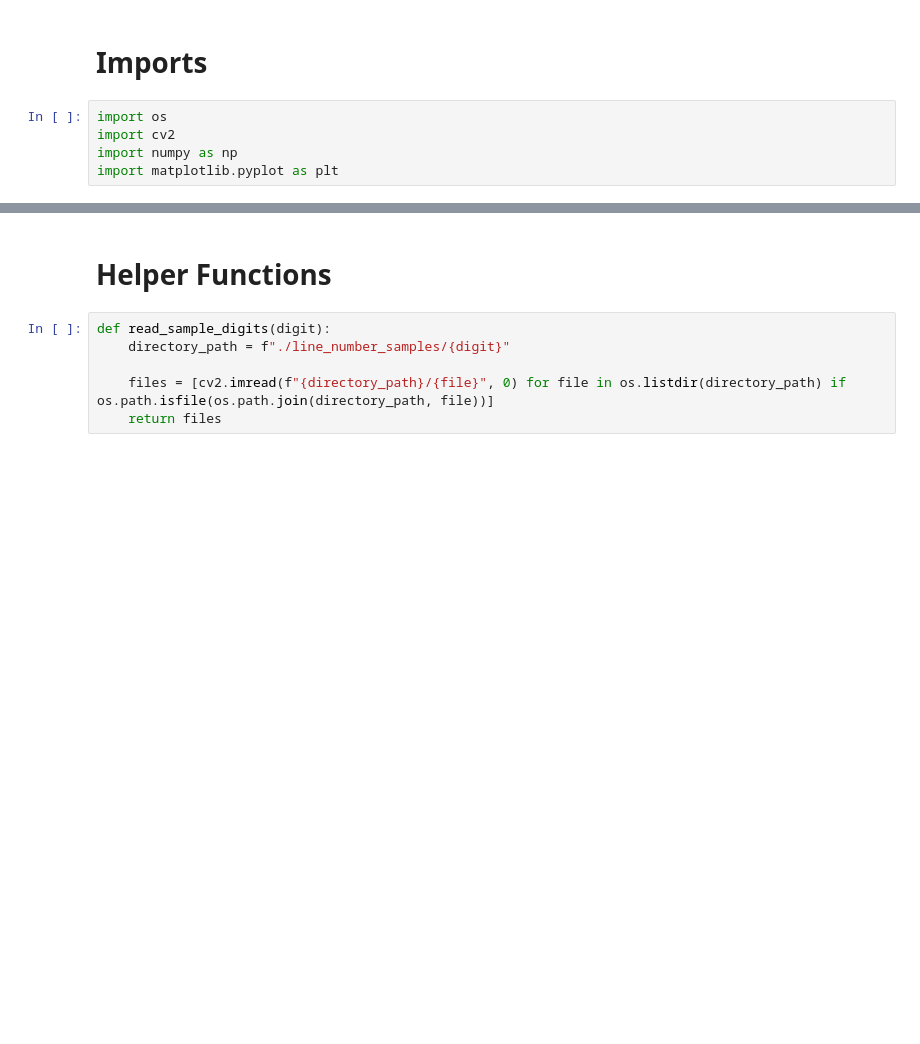
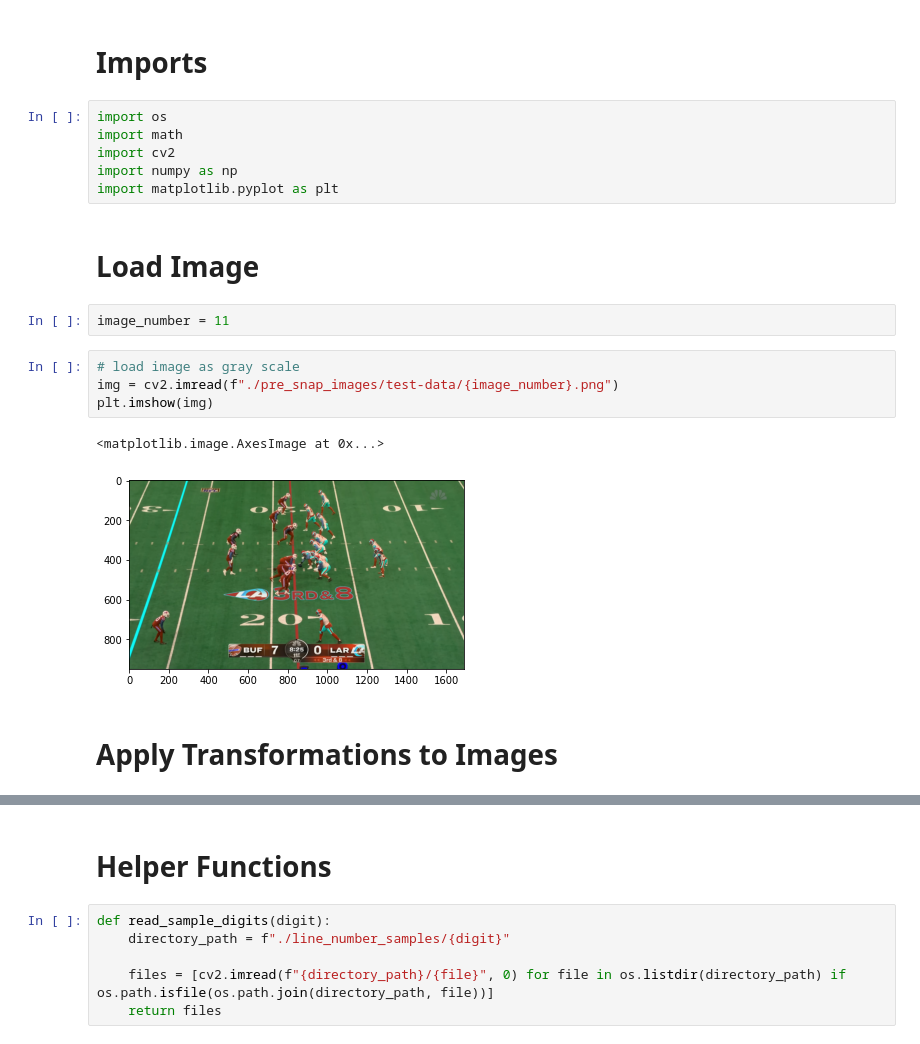
Before and after one commit to Alex-Bishka/Fantasy, a Jupyter notebook: Analysis/Notebooks/ComputerVision/Yard Marker Recognition.ipynb, the cells around one changed output, grey strips where cells are left out. Cells and saved outputs as stored; diff of their text form; blank space fills up the shorter version.

```diff
--- a/Analysis/Notebooks/ComputerVision/Yard Marker Recognition.ipynb
+++ b/Analysis/Notebooks/ComputerVision/Yard Marker Recognition.ipynb
@@ -2,6 +2,20 @@
 # Imports
 # %%
 import os
+import math
 import cv2
 import numpy as np
 import matplotlib.pyplot as plt
+# %% [markdown]
+# Load Image
+# %%
+image_number = 11
+# %%
+# load image as gray scale
+img = cv2.imread(f"./pre_snap_images/test-data/{image_number}.png")
+plt.imshow(img)
+# %% [output]
+<matplotlib.image.AxesImage at 0x...>
+[figure, added]
+# %% [markdown]
+# Apply Transformations to Images
```
Also changed, not shown: parts of 20 cells of this notebook, 1 other file.
